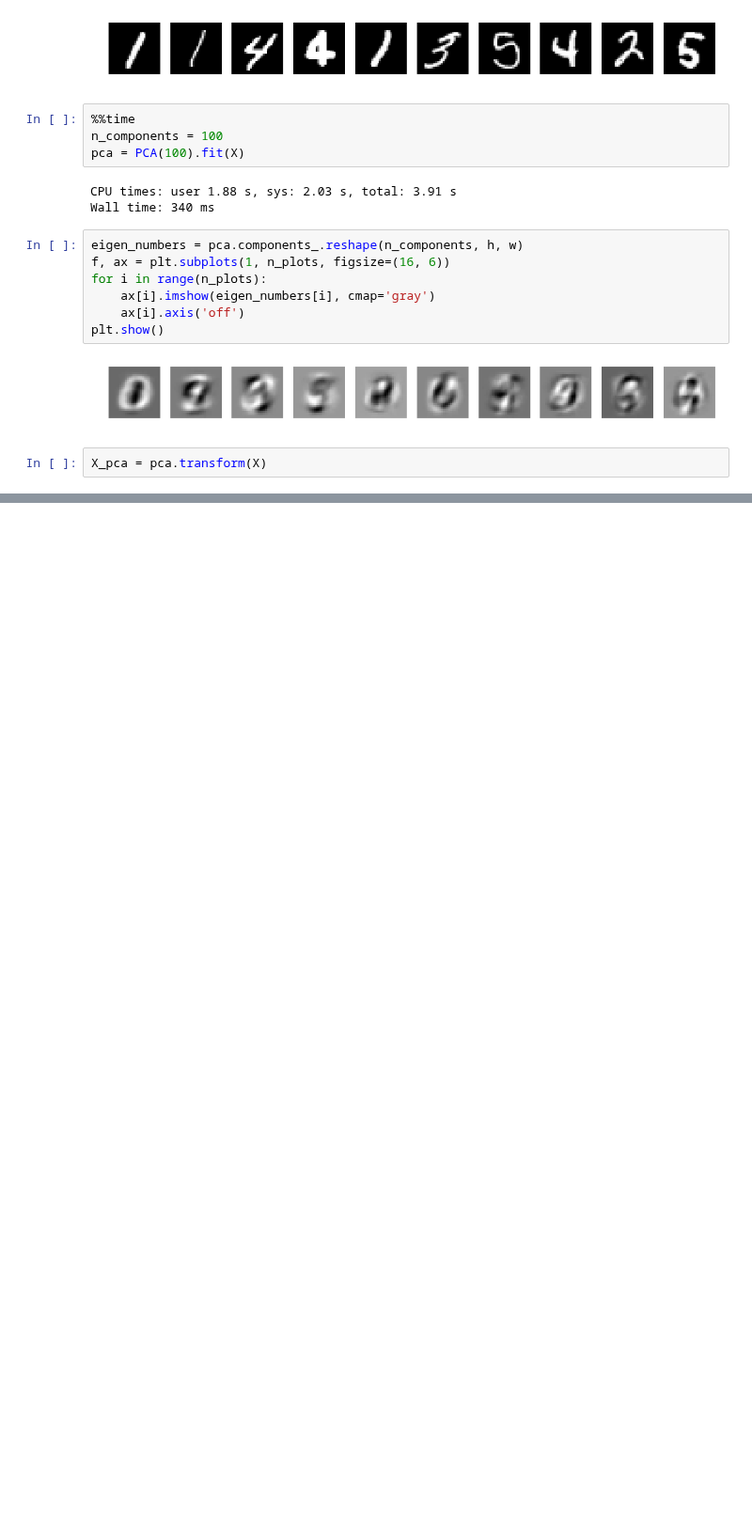
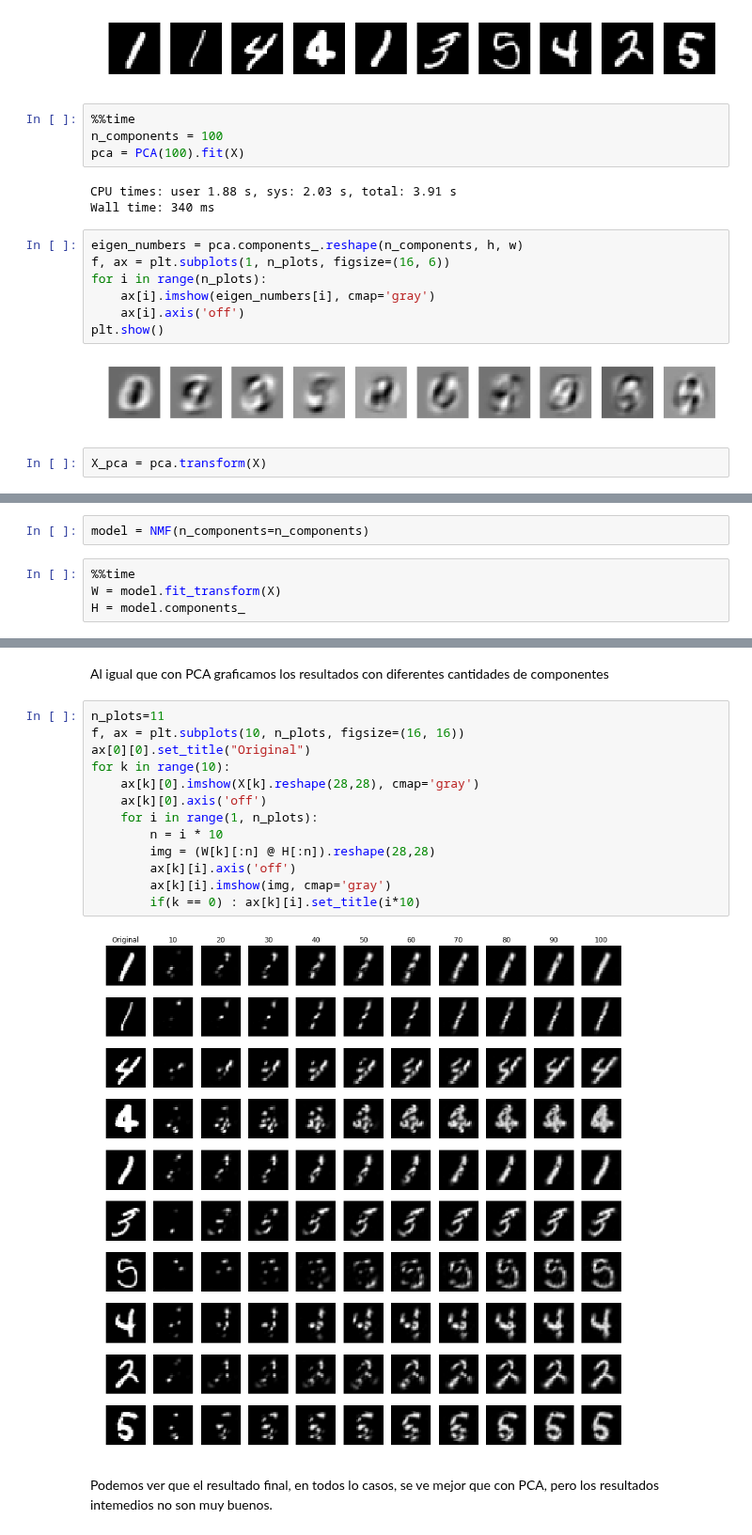
Before and after one commit to nottu/nottu-notes, a Jupyter notebook: MachineLearning/tarea_5_javier_peralta.ipynb, the cells around one changed output, grey strips where cells are left out. Shown at 94% size. Saved outputs shown, nothing was run; the diff lists cells and outputs as text; blank space fills up the shorter version.

```diff
--- a/MachineLearning/tarea_5_javier_peralta.ipynb
+++ b/MachineLearning/tarea_5_javier_peralta.ipynb
@@ -73,0 +79,6 @@ for k in range(10):
+# %%
+model = NMF(n_components=n_components)
+# %%
+%%time
+W = model.fit_transform(X)
+H = model.components_
@@ -73,0 +88,19 @@ for k in range(10):
+# %% [markdown]
+Al igual que con PCA graficamos los resultados con diferentes cantidades de componentes
+# %%
+n_plots=11
+f, ax = plt.subplots(10, n_plots, figsize=(16, 16))
+ax[0][0].set_title("Original")
+for k in range(10):
+    ax[k][0].imshow(X[k].reshape(28,28), cmap='gray')
+    ax[k][0].axis('off')
+    for i in range(1, n_plots):
+        n = i * 10
+        img = (W[k][:n] @ H[:n]).reshape(28,28)
+        ax[k][i].axis('off')
+        ax[k][i].imshow(img, cmap='gray')
+        if(k == 0) : ax[k][i].set_title(i*10)
+# %% [output]
+[figure, added]
+# %% [markdown]
+Podemos ver que el resultado final, en todos lo casos, se ve mejor que con PCA, pero los resultados intemedios no son muy buenos.
```
Also changed, not shown: parts of 5 cells of this notebook.
